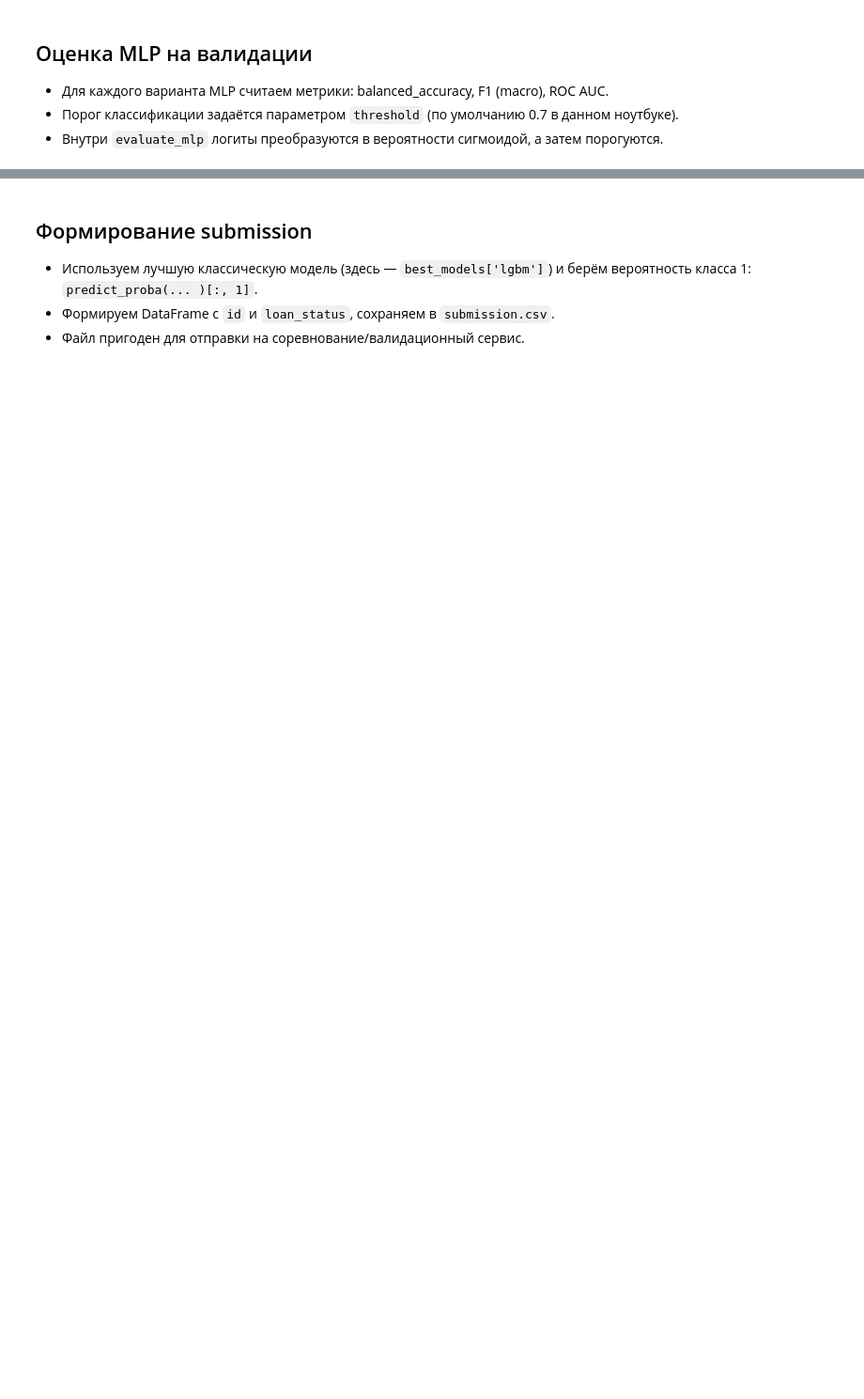
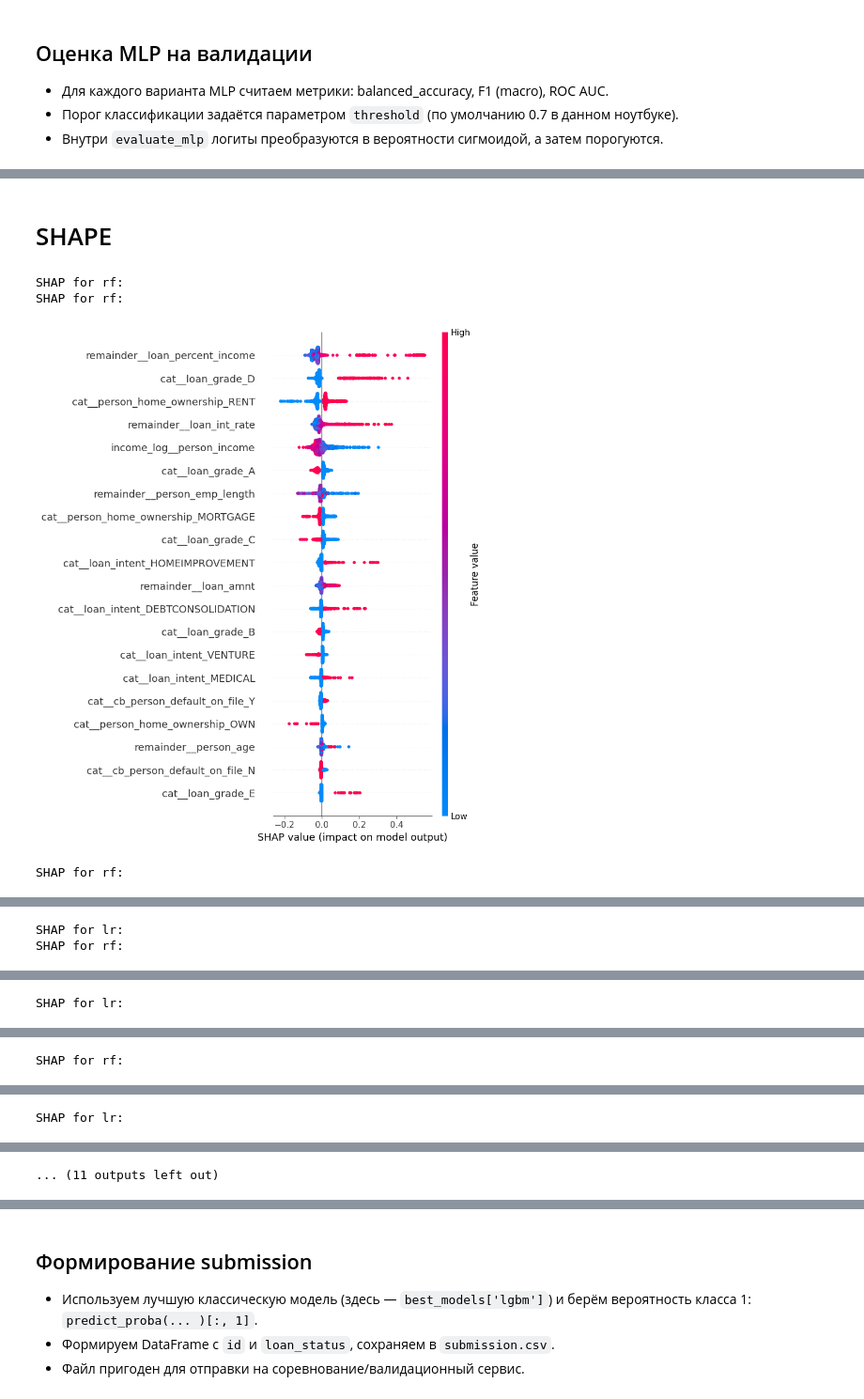
Before and after one commit to shtapic/loan-approval-ml-pipeline, a Jupyter notebook: main.ipynb, the cells around one changed output, grey strips where cells are left out. Shown at 94% size. Drawn from its saved outputs; the diff is of its cells as text; code cells hidden in the pictures; blank space fills up the shorter version.

Commit message:
add SHAP

```diff
--- a/main.ipynb
+++ b/main.ipynb
@@ -169,0 +228,12 @@ ans.to_csv('submission.csv', index=False)
+# %% [markdown]
+# SHAPE
+# %%
+X_test_sample = X_test.sample(n=1000, random_state=42)
+for model_name, model in best_models.items():
+    print(f"SHAP for {model_name}:")
+    explain_classic_model_with_shap(model, X_test_sample)
+# %% [output]
+SHAP for rf:
+SHAP for rf:
+[figure, added]
+SHAP for rf:
@@ -169,0 +241,2 @@ ans.to_csv('submission.csv', index=False)
+SHAP for lr:
+SHAP for rf:
@@ -169,0 +244 @@ ans.to_csv('submission.csv', index=False)
+SHAP for lr:
@@ -169,0 +246 @@ ans.to_csv('submission.csv', index=False)
+SHAP for rf:
@@ -169,0 +248 @@ ans.to_csv('submission.csv', index=False)
+SHAP for lr:
@@ -169,0 +250 @@ ans.to_csv('submission.csv', index=False)
+... (11 outputs left out)
```
Also changed, not shown: parts of 15 cells of this notebook, 20 other files.
